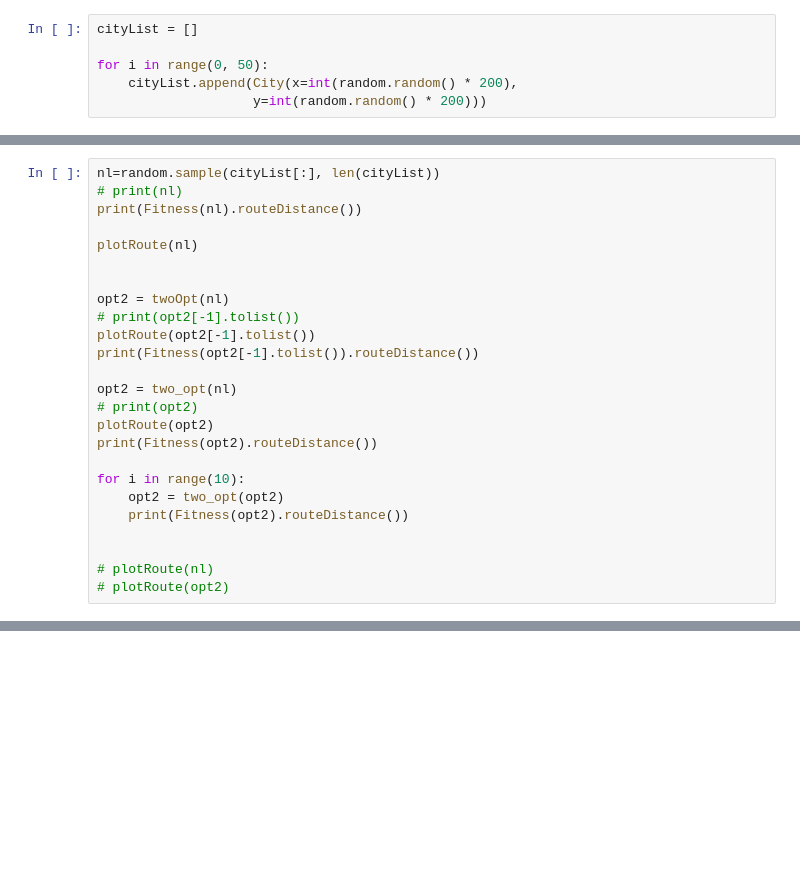
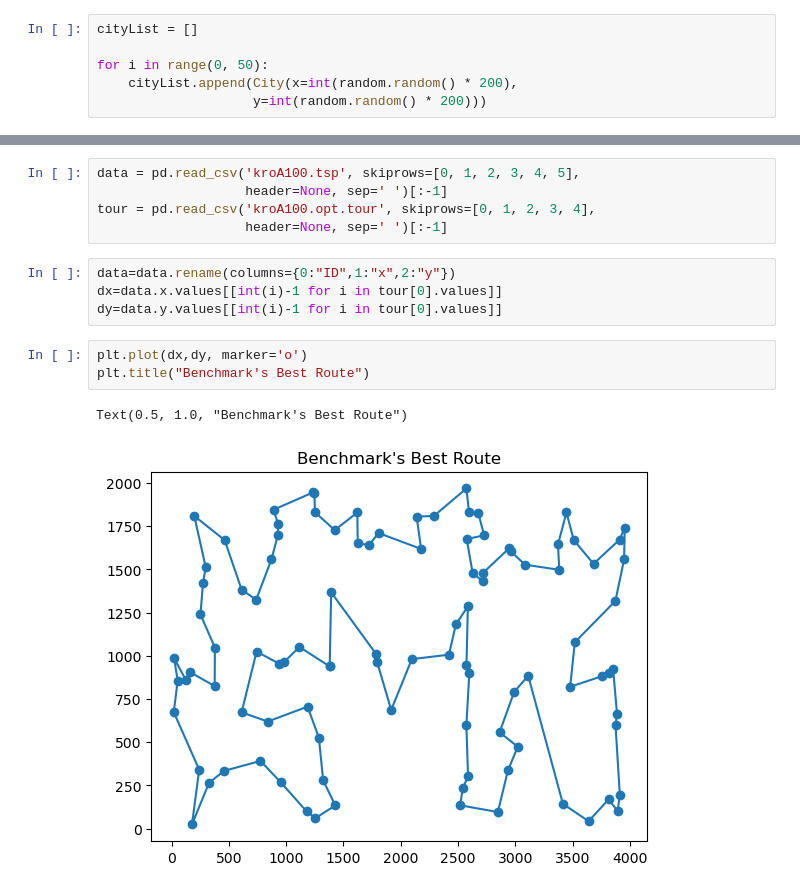
Before and after one commit to el-mimoso/tsp, a Jupyter notebook: mimeticAlgorithm.ipynb, the cells around one changed output, grey strips where cells are left out. Cells and saved outputs as stored; diff of their text form; blank space fills up the shorter version.

Commit message:
benchmark liistto

```diff
--- a/mimeticAlgorithm.ipynb
+++ b/mimeticAlgorithm.ipynb
@@ -289,25 +254,0 @@ plt.show
-# %%
-nl=random.sample(cityList[:], len(cityList))
-# print(nl)
-print(Fitness(nl).routeDistance())
-
-plotRoute(nl)
-
-
-opt2 = twoOpt(nl)
-# print(opt2[-1].tolist())
-plotRoute(opt2[-1].tolist())
-print(Fitness(opt2[-1].tolist()).routeDistance())
-
-opt2 = two_opt(nl)
-# print(opt2)
-plotRoute(opt2)
-print(Fitness(opt2).routeDistance())
-
-for i in range(10):
-    opt2 = two_opt(opt2)
-    print(Fitness(opt2).routeDistance())
-
-
-# plotRoute(nl)
-# plotRoute(opt2)
@@ -354,0 +258,15 @@ def twoOpt(r):
+# %%
+data = pd.read_csv('kroA100.tsp', skiprows=[0, 1, 2, 3, 4, 5],
+                   header=None, sep=' ')[:-1]
+tour = pd.read_csv('kroA100.opt.tour', skiprows=[0, 1, 2, 3, 4],
+                   header=None, sep=' ')[:-1]
+# %%
+data=data.rename(columns={0:"ID",1:"x",2:"y"})
+dx=data.x.values[[int(i)-1 for i in tour[0].values]]
+dy=data.y.values[[int(i)-1 for i in tour[0].values]]
+# %%
+plt.plot(dx,dy, marker='o')
+plt.title("Benchmark's Best Route")
+# %% [output]
+Text(0.5, 1.0, "Benchmark's Best Route")
+[figure, added]
```
Also changed, not shown: parts of 15 cells of this notebook.
